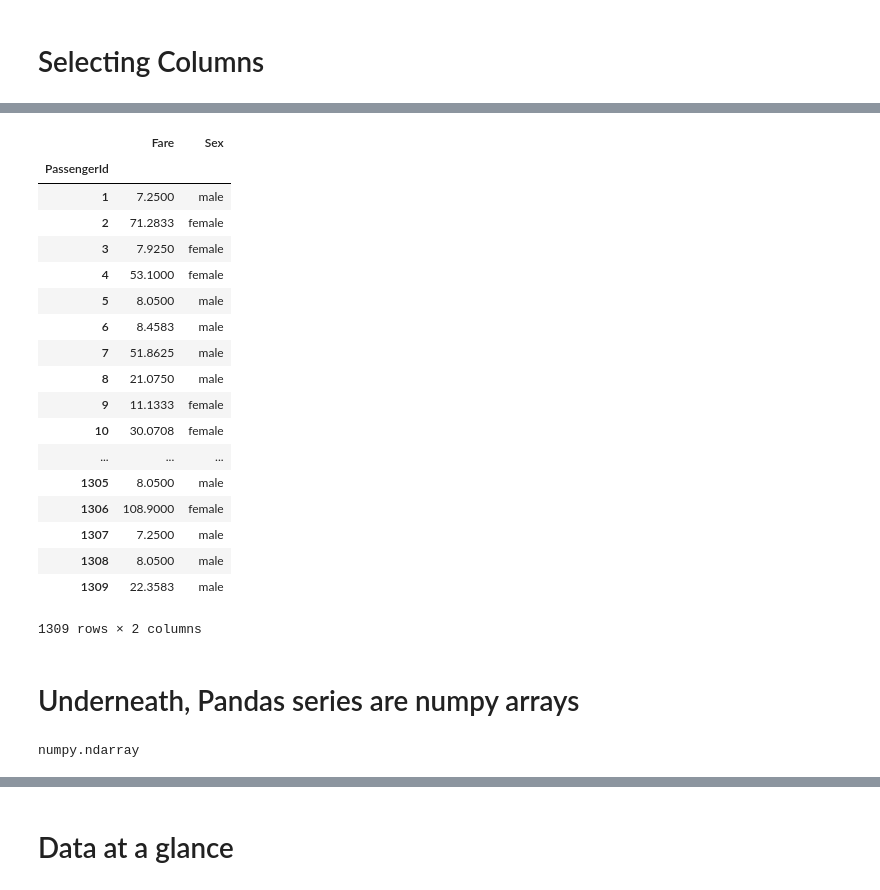
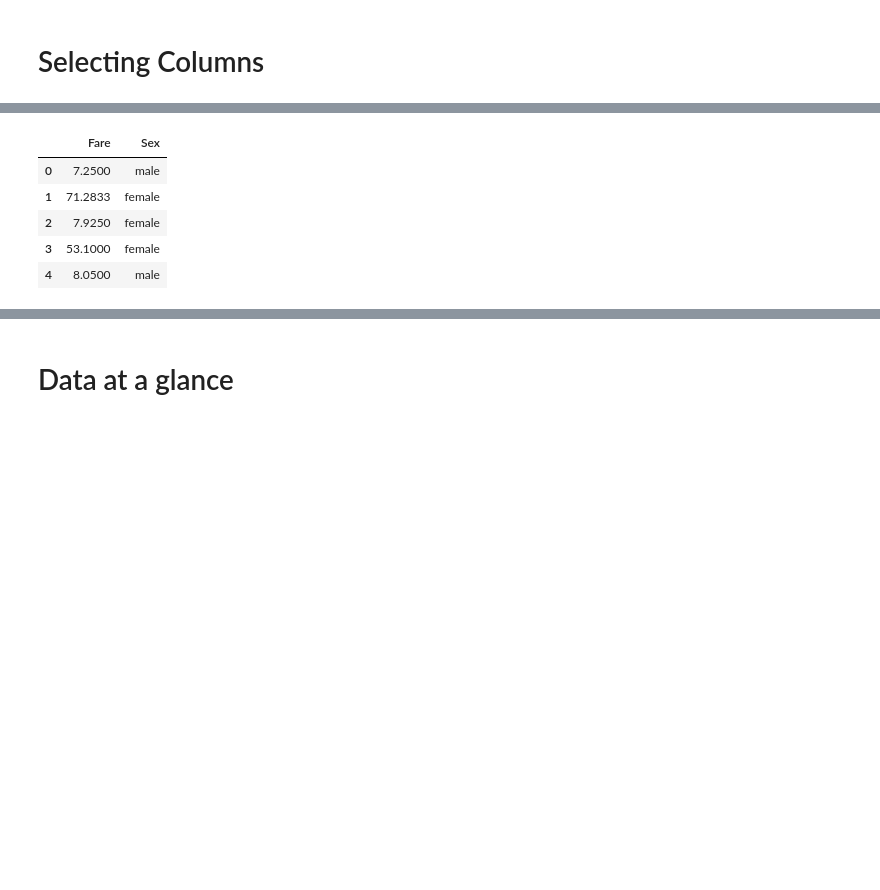
Before and after one commit to dtamayo/MachineLearning, a Jupyter notebook: Day2/TitanicPandas.ipynb, the cells around one changed output, grey strips where cells are left out. Saved outputs shown, nothing was run; the diff lists cells and outputs as text; code cells hidden in the pictures; blank space fills up the shorter version.

Commit message:
updated titanic pandas and advanced svm

```diff
--- a/Day2/TitanicPandas.ipynb
+++ b/Day2/TitanicPandas.ipynb
@@ -16,5 +16,5 @@ In a terminal, navigate to the directory where you want to add the MachineLearni
 # %%
 import pandas as pd
 import numpy as np
-input_df = pd.read_csv('data/train.csv')
+df = pd.read_csv('data/train.csv')
 # %%
@@ -112,30 +54,10 @@ PassengerId
 Name: Fare, dtype: float64
 # %%
-df[['Fare', 'Sex']]
+df[['Fare', 'Sex']].head()
 # %% [output]
 |  | Fare | Sex |
-| PassengerId |  |  |
-| 1 | 7.2500 | male |
-| 2 | 71.2833 | female |
-| 3 | 7.9250 | female |
-| 4 | 53.1000 | female |
-| 5 | 8.0500 | male |
-| 6 | 8.4583 | male |
-| 7 | 51.8625 | male |
-| 8 | 21.0750 | male |
-| 9 | 11.1333 | female |
-| 10 | 30.0708 | female |
-| ... | ... | ... |
-| 1305 | 8.0500 | male |
-| 1306 | 108.9000 | female |
-| 1307 | 7.2500 | male |
-| 1308 | 8.0500 | male |
-| 1309 | 22.3583 | male |
+| 0 | 7.2500 | male |
+| 1 | 71.2833 | female |
+| 2 | 7.9250 | female |
+| 3 | 53.1000 | female |
+| 4 | 8.0500 | male |
-1309 rows × 2 columns
-# %% [markdown]
-# Underneath, Pandas series are numpy arrays
-# %%
-fares = df['Fare'].values
-type(fares)
-# %% [output]
-numpy.ndarray
```
Also changed, not shown: parts of 87 cells of this notebook, 3 other files.
